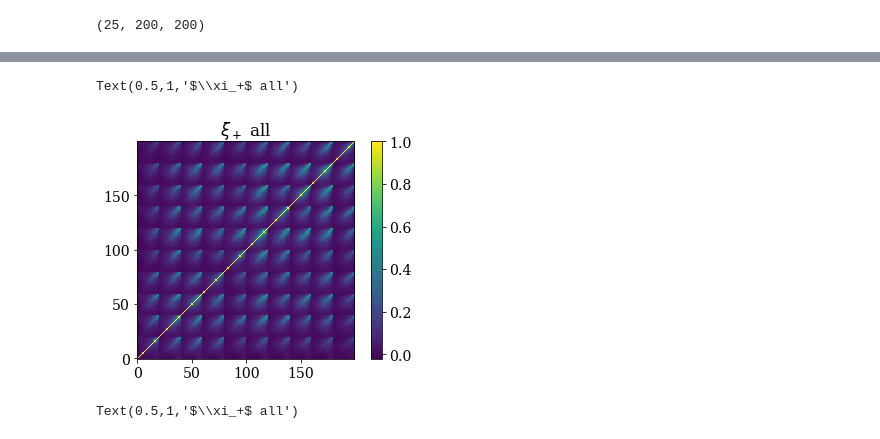
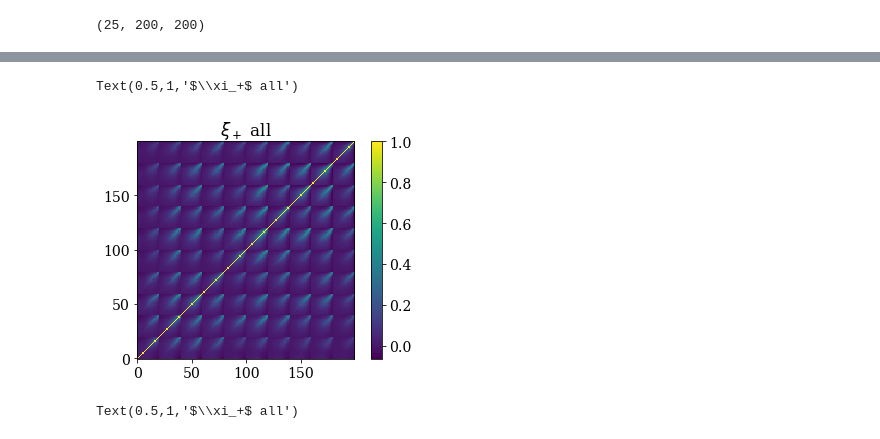
Before and after one commit to tmcclintock/covariance_emulator, a Jupyter notebook: notebooks/Emulating DES cosmic shear covariances.ipynb, the cells around one changed output, grey strips where cells are left out. Drawn from its saved outputs; the diff is of its cells as text; code cells hidden in the pictures.

```diff
--- a/notebooks/Emulating DES cosmic shear covariances.ipynb
+++ b/notebooks/Emulating DES cosmic shear covariances.ipynb
@@ -13,6 +13,6 @@ plt.rc("font", size=14, family="serif")
 #plt.rc("text", usetex=True)
 # %%
 #Read in the domain locations, or locations in parameter space
-parameters = np.loadtxt("cosmo_parameters.txt")[:, :6] #Remove parameters that are irrelevent here
+parameters = np.loadtxt("cosmo_parameters.txt")[:, :] #Remove parameters that are irrelevent here
 print(parameters.shape)
 # %% [output]
@@ -159,0 +106,2 @@ Best combination: Exp2 & Mat32
+# %%
+best_kernels = best_kernel_for_C(test_cov)
@@ -160,14 +120,16 @@ Best combination: Exp2 & Mat32
 # %%
 #Let's visualize
-kernel_L = 1.*kernels.Matern32Kernel(metric=metric_guess, ndim=Npars)
-Emu = covariance_emulator.CovEmu(parameters, covs, NPC_D=6, NPC_L=6, kernel_lp=kernel_L)
+kernel_D, kernel_L = best_kernels
+#kernel_L = 1.*kernels.Matern32Kernel(metric=metric_guess, ndim=Npars)
+Emu = covariance_emulator.CovEmu(parameters, covs, NPC_D=6, NPC_L=6,
+                                 kernel_D = kernel_D, kernel_lp = kernel_L)
 Cpredicted = Emu.predict(test_parameters)
 view_corr(Cpredicted)
 plt.title(r"$\xi_+$ all")
 #plt.savefig("predicted_cov.png", dpi=300, bbox_inches="tight")
 # %% [output]
 Text(0.5,1,'$\\xi_+$ all')
-[figure, old version]
+[figure, new version]
 # %%
 view_corr(test_cov)
 plt.title(r"$\xi_+$ all")
```
Also changed, not shown: parts of 24 cells of this notebook, 2 other files.
